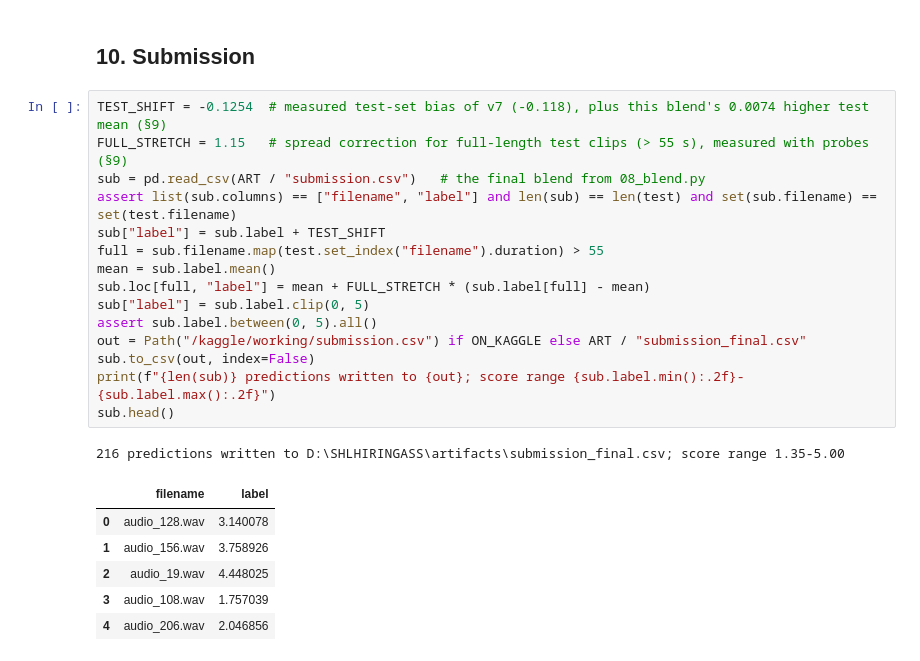
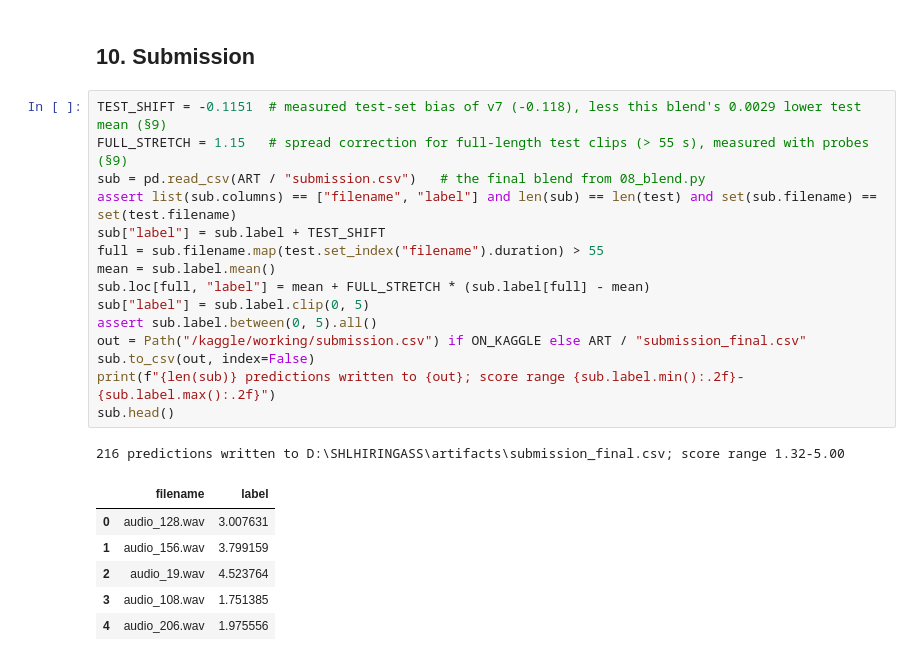
Before and after one commit to Techy-A/shl-grammar-scoring, a Jupyter notebook: notebook/shl_grammar_scoring.ipynb, the cells around one changed output. Cells and saved outputs as stored; diff of their text form.

```diff
--- a/notebook/shl_grammar_scoring.ipynb
+++ b/notebook/shl_grammar_scoring.ipynb
@@ -448,25 +451,25 @@ around the mean of all predictions, clipped to [0, 5].
 # %% [markdown]
 ## 10. Submission
 # %%
-TEST_SHIFT = -0.1254  # measured test-set bias of v7 (-0.118), plus this blend's 0.0074 higher test mean (§9)
+TEST_SHIFT = -0.1151  # measured test-set bias of v7 (-0.118), less this blend's 0.0029 lower test mean (§9)
 FULL_STRETCH = 1.15   # spread correction for full-length test clips (> 55 s), measured with probes (§9)
 sub = pd.read_csv(ART / "submission.csv")   # the final blend from 08_blend.py
 assert list(sub.columns) == ["filename", "label"] and len(sub) == len(test) and set(sub.filename) == set(test.filename)
 sub["label"] = sub.label + TEST_SHIFT
 full = sub.filename.map(test.set_index("filename").duration) > 55
 mean = sub.label.mean()
 sub.loc[full, "label"] = mean + FULL_STRETCH * (sub.label[full] - mean)
 sub["label"] = sub.label.clip(0, 5)
 assert sub.label.between(0, 5).all()
 out = Path("/kaggle/working/submission.csv") if ON_KAGGLE else ART / "submission_final.csv"
 sub.to_csv(out, index=False)
 print(f"{len(sub)} predictions written to {out}; score range {sub.label.min():.2f}-{sub.label.max():.2f}")
 sub.head()
 # %% [output]
-216 predictions written to D:\SHLHIRINGASS\artifacts\submission_final.csv; score range 1.35-5.00
+216 predictions written to D:\SHLHIRINGASS\artifacts\submission_final.csv; score range 1.32-5.00
 |  | filename | label |
-| 0 | audio_128.wav | 3.140078 |
-| 1 | audio_156.wav | 3.758926 |
-| 2 | audio_19.wav | 4.448025 |
-| 3 | audio_108.wav | 1.757039 |
-| 4 | audio_206.wav | 2.046856 |
+| 0 | audio_128.wav | 3.007631 |
+| 1 | audio_156.wav | 3.799159 |
+| 2 | audio_19.wav | 4.523764 |
+| 3 | audio_108.wav | 1.751385 |
+| 4 | audio_206.wav | 1.975556 |
```
Also changed, not shown: parts of 9 cells of this notebook, 5 other files.
